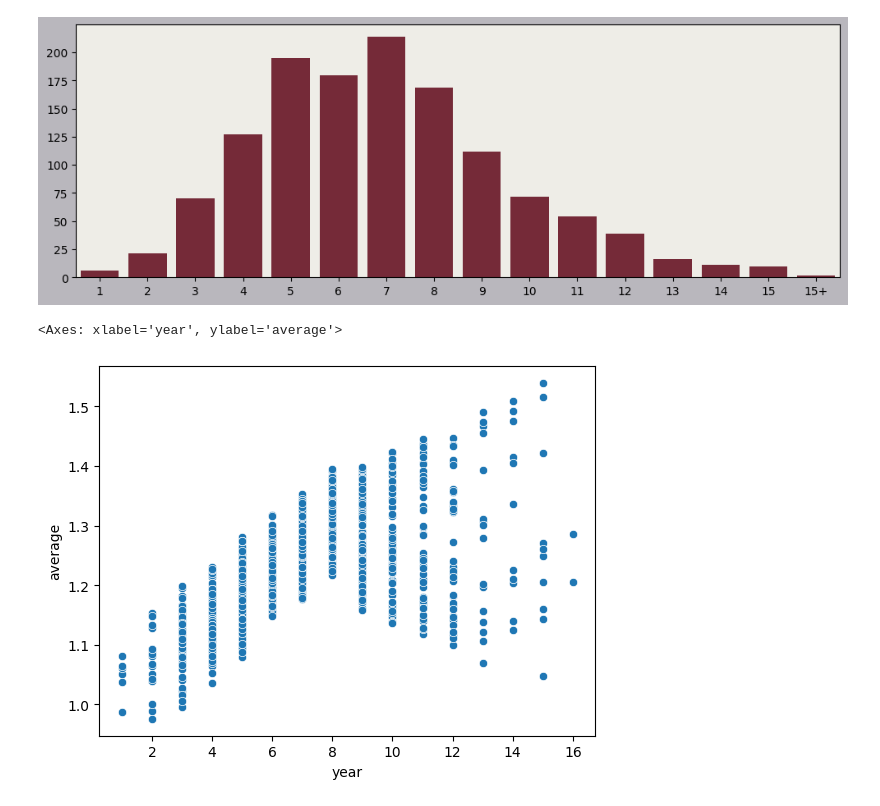
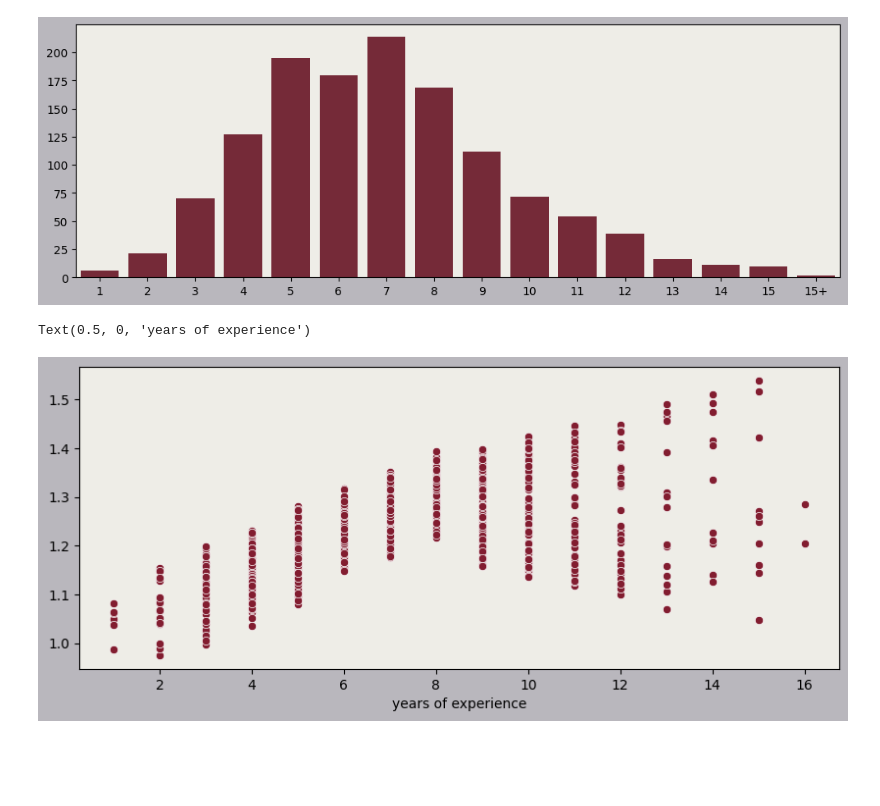
Before and after one commit to Aleksandr-ds17/EDA_Vizual, a Jupyter notebook: qualification of chefs/modeling.ipynb, the cells around one changed output. Saved outputs shown, nothing was run; the diff lists cells and outputs as text; code cells hidden in the pictures; blank space fills up the shorter version.

```diff
--- a/qualification of chefs/modeling.ipynb
+++ b/qualification of chefs/modeling.ipynb
@@ -48,8 +49,12 @@ for index, row in df.iterrows():
     else: # the same points as < 8 but it might goes up or down as well
         i = row['year'] -9
         df.loc[index, 'average'] = np.random.uniform(second_down[i] * 0.95, second_up[i]* 1.11)
-# %%
-sns.scatterplot(df, x = 'year', y = 'average')
-# %% [output]
-<Axes: xlabel='year', ylabel='average'>
-[figure, removed]
+# %%
+fig, ax = plt.subplots(figsize=(10, 4), facecolor = '#B9B7BD')
+sns.scatterplot(df, x = 'year', y = 'average',color = '#821D30')
+ax.set_facecolor("#EEEDE7")
+ax.set_ylabel('')
+ax.set_xlabel('years of experience')
+# %% [output]
+Text(0.5, 0, 'years of experience')
+[figure, added]
```
Also changed, not shown: parts of 9 cells of this notebook.
